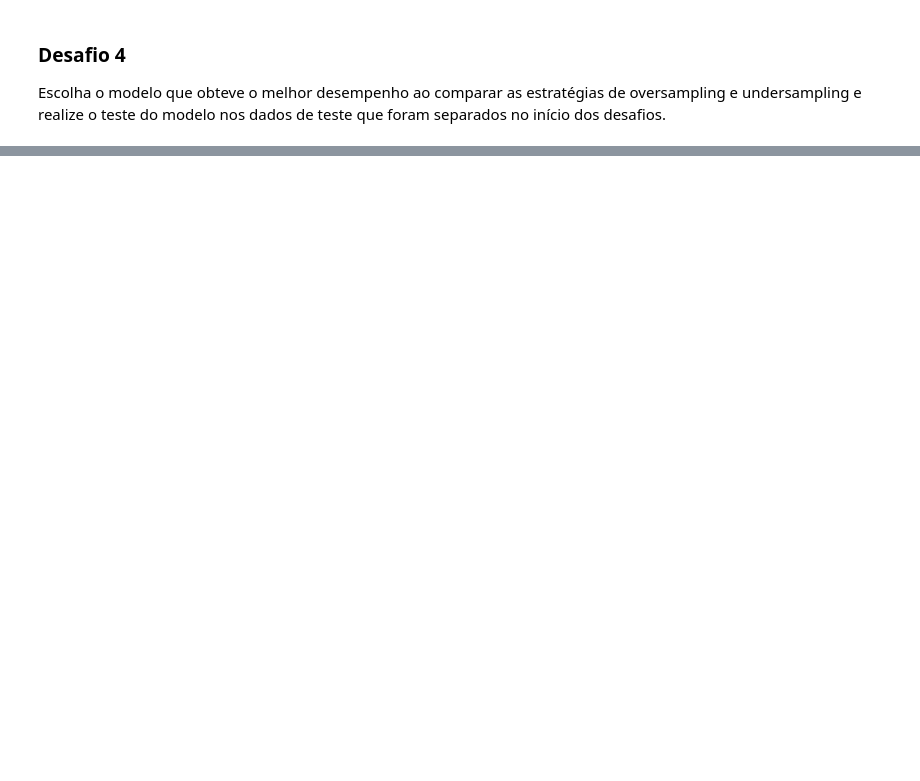
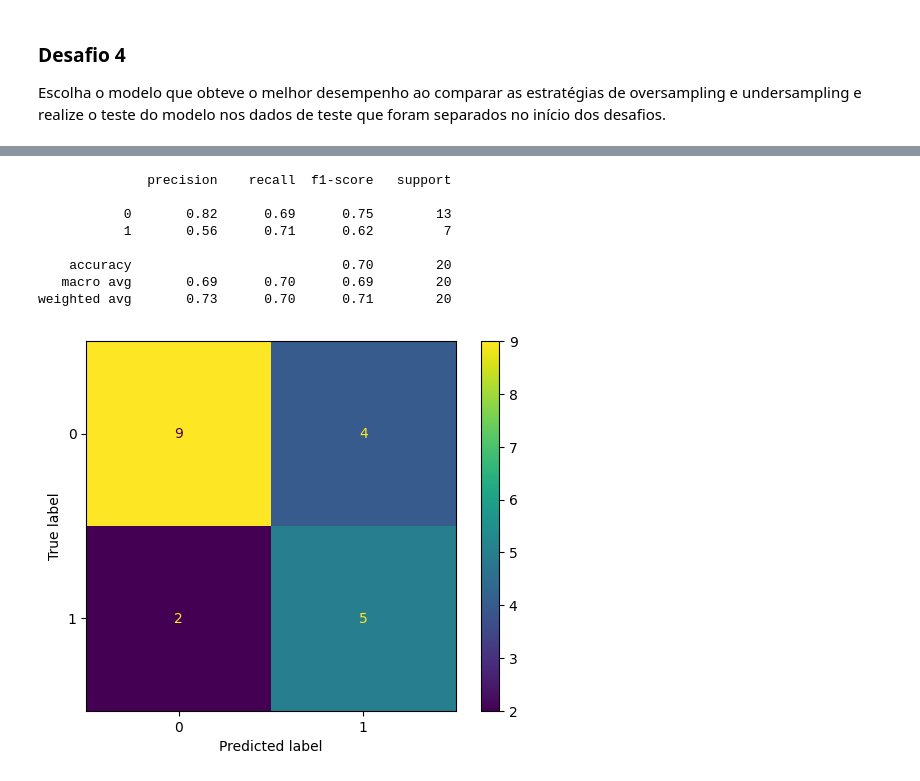
Before and after one commit to mauricioaalmeida/ONE-ML, a Jupyter notebook: Desafio_Diabetes.ipynb, the cells around one changed output, grey strips where cells are left out. Cells and saved outputs as stored; diff of their text form; code cells hidden in the pictures; blank space fills up the shorter version.

```diff
--- a/Desafio_Diabetes.ipynb
+++ b/Desafio_Diabetes.ipynb
@@ -337,0 +479,22 @@ Escolha o modelo que obteve o melhor desempenho ao comparar as estratégias de o
+# %%
+sample = SMOTEENN(random_state=123)
+x_bal, y_bal = sample.fit_resample(x,y)
+
+modelo_tree = DecisionTreeClassifier(max_depth = 10)
+
+modelo_tree.fit(x_bal, y_bal)
+y_previsto_tree = modelo_tree.predict(x_test)
+
+print(classification_report(y_test, y_previsto_tree))
+
+ConfusionMatrixDisplay.from_predictions(y_test, y_previsto_tree);
+# %% [output]
+              precision    recall  f1-score   support
+
+           0       0.82      0.69      0.75        13
+           1       0.56      0.71      0.62         7
+
+    accuracy                           0.70        20
+   macro avg       0.69      0.70      0.69        20
+weighted avg       0.73      0.70      0.71        20
+[figure, added]
```
Also changed, not shown: parts of 30 cells of this notebook.
